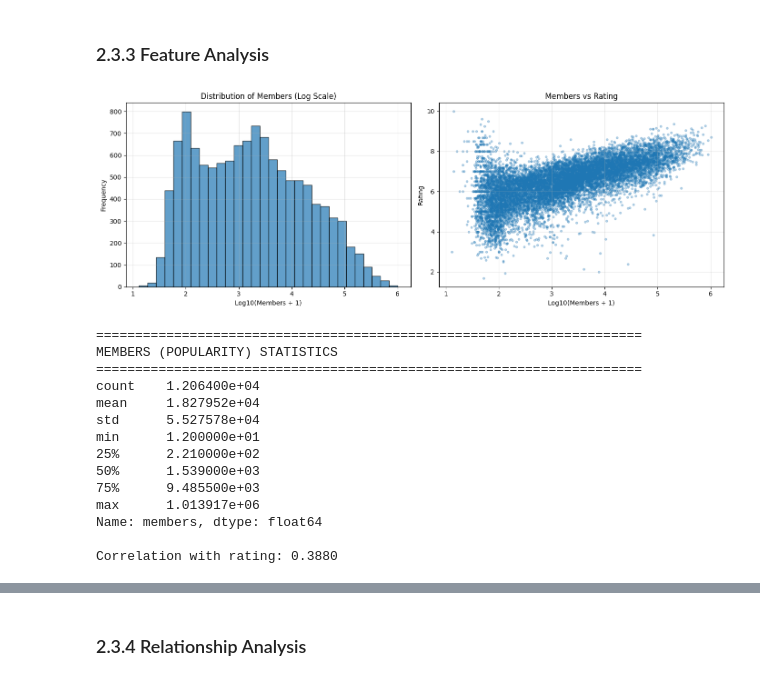
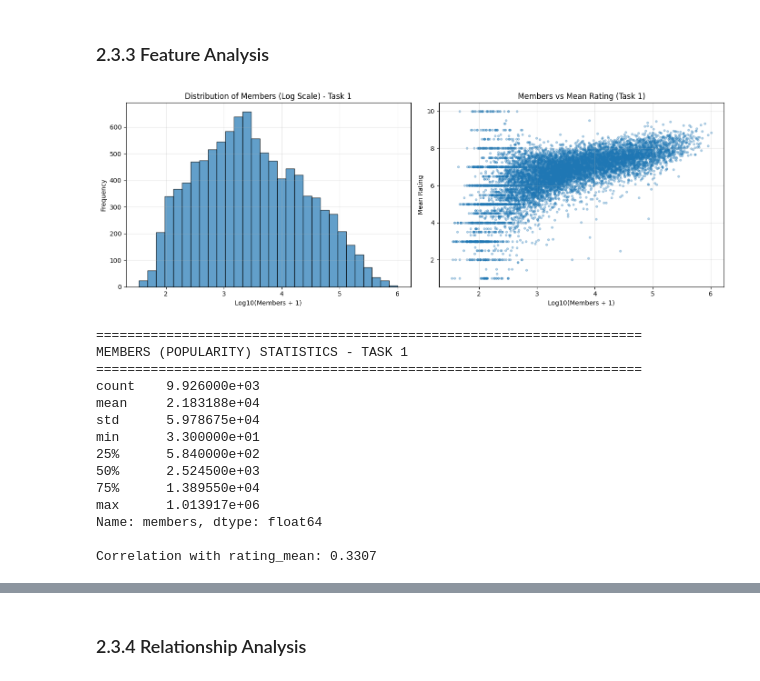
Before and after one commit to LC0229/Fake-Job-Posting, a Jupyter notebook: workbook.ipynb, the cells around one changed output, grey strips where cells are left out. Saved outputs shown, nothing was run; the diff lists cells and outputs as text; code cells hidden in the pictures.

Commit message:
Change task 1 based on rating.csv

```diff
--- a/workbook.ipynb
+++ b/workbook.ipynb
@@ -274,16 +321,24 @@ rating      0.00
 members     0.00
 dtype: float64
 # %%
-# Convert episodes to numeric (handle "Unknown")
+# Convert episodes to numeric (handle "Unknown") - for both Task 1 and Task 2
+df_task1_merged['episodes'] = pd.to_numeric(df_task1_merged['episodes'], errors='coerce')
 df_clean['episodes'] = pd.to_numeric(df_clean['episodes'], errors='coerce')
 
 print("="*70)
-print("EPISODES FEATURE ANALYSIS")
+print("EPISODES FEATURE ANALYSIS (Task 1)")
+print("="*70)
+print(f"Episodes with 'Unknown': {df_task1_merged['episodes'].isnull().sum()}")
+print(f"\nEpisodes statistics:")
+print(df_task1_merged['episodes'].describe())
+print(f"\nEpisodes distribution (top values):")
+print(df_task1_merged['episodes'].value_counts().head(10))
+
+print("\n" + "="*70)
+print("EPISODES FEATURE ANALYSIS (Task 2)")
 print("="*70)
 print(f"Episodes with 'Unknown': {df_clean['episodes'].isnull().sum()}")
 print(f"\nEpisodes statistics:")
 print(df_clean['episodes'].describe())
-print(f"\nEpisodes distribution (top values):")
-print(df_clean['episodes'].value_counts().head(10))
 # %% [output]
 ======================================================================
@@ -407,46 +473,46 @@ Movie percentage: 38.49%
 # %% [markdown]
 ### 2.3.3 Feature Analysis
 # %%
-# Members (popularity) analysis
+# Members (popularity) analysis - Task 1
 fig, axes = plt.subplots(1, 2, figsize=(14, 5))
 
 # Members distribution (log scale)
-axes[0].hist(np.log10(df_clean['members'] + 1), bins=30, edgecolor='black', alpha=0.7)
+axes[0].hist(np.log10(df_task1_merged['members'] + 1), bins=30, edgecolor='black', alpha=0.7)
 axes[0].set_xlabel('Log10(Members + 1)')
 axes[0].set_ylabel('Frequency')
-axes[0].set_title('Distribution of Members (Log Scale)')
+axes[0].set_title('Distribution of Members (Log Scale) - Task 1')
 axes[0].grid(True, alpha=0.3)
 
 # Members vs Rating scatter
-axes[1].scatter(np.log10(df_clean['members'] + 1), df_clean['rating'],
+axes[1].scatter(np.log10(df_task1_merged['members'] + 1), df_task1_merged['rating_mean'],
                 alpha=0.3, s=10)
 axes[1].set_xlabel('Log10(Members + 1)')
-axes[1].set_ylabel('Rating')
-axes[1].set_title('Members vs Rating')
+axes[1].set_ylabel('Mean Rating')
+axes[1].set_title('Members vs Mean Rating (Task 1)')
 axes[1].grid(True, alpha=0.3)
 
 plt.tight_layout()
 plt.show()
 
 print("="*70)
-print("MEMBERS (POPULARITY) STATISTICS")
+print("MEMBERS (POPULARITY) STATISTICS - TASK 1")
 print("="*70)
-print(df_clean['members'].describe())
-print(f"\nCorrelation with rating: {df_clean[['members', 'rating']].corr().iloc[0,1]:.4f}")
+print(df_task1_merged['members'].describe())
+print(f"\nCorrelation with rating_mean: {df_task1_merged[['members', 'rating_mean']].corr().iloc[0,1]:.4f}")
 # %% [output]
-[figure, old version]
+[figure, new version]
 ======================================================================
-MEMBERS (POPULARITY) STATISTICS
+MEMBERS (POPULARITY) STATISTICS - TASK 1
 ======================================================================
-count    1.206400e+04
-mean     1.827952e+04
-std      5.527578e+04
-min      1.200000e+01
-25%      2.210000e+02
-50%      1.539000e+03
-75%      9.485500e+03
+count    9.926000e+03
+mean     2.183188e+04
+std      5.978675e+04
+min      3.300000e+01
+25%      5.840000e+02
+50%      2.524500e+03
+75%      1.389550e+04
 max      1.013917e+06
 Name: members, dtype: float64
 
-Correlation with rating: 0.3880
+Correlation with rating_mean: 0.3307
 # %%
```
Also changed, not shown: parts of 21 cells of this notebook, 1 other file.
